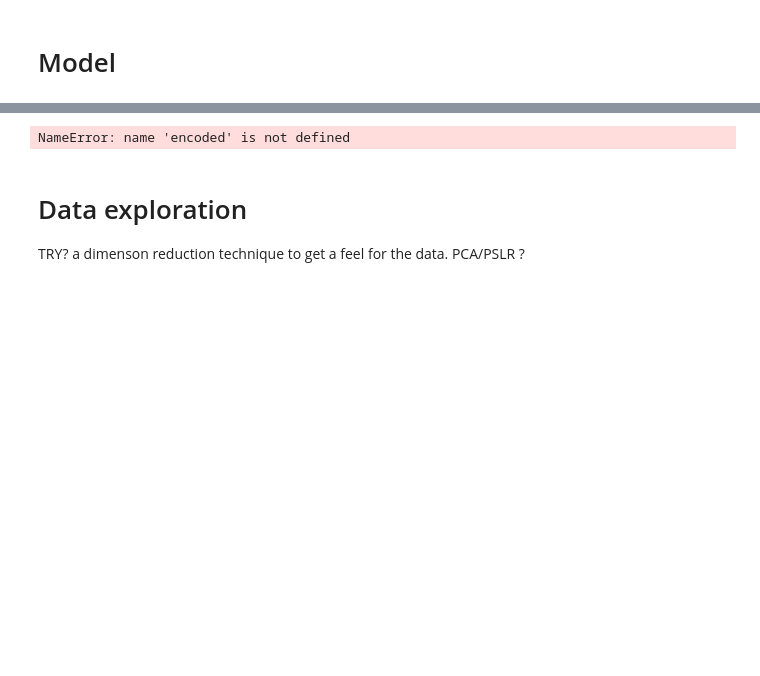
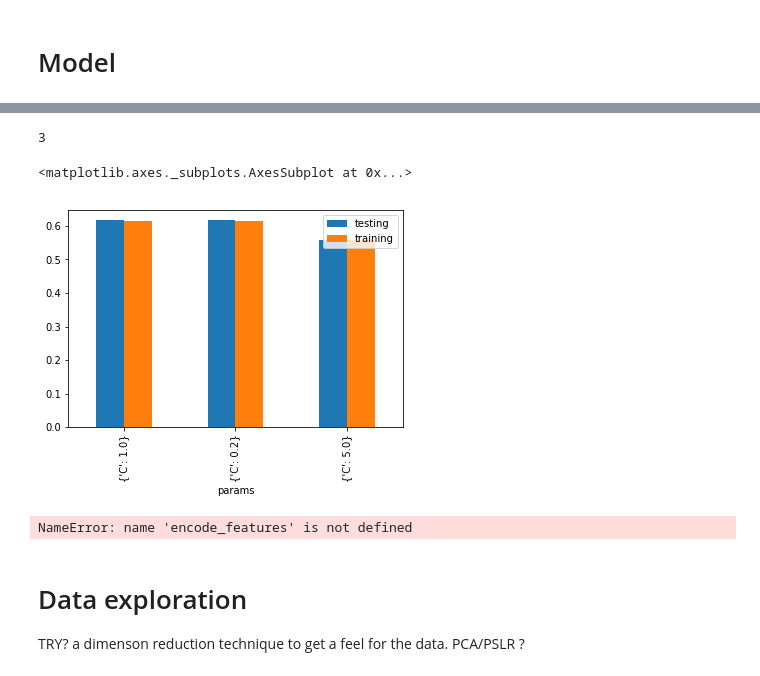
Before and after one commit to jonnor/datascience-master, a Jupyter notebook: dat200/assigment2/Basketball.ipynb, the cells around one changed output, grey strips where cells are left out. Drawn from its saved outputs; the diff is of its cells as text; code cells hidden in the pictures; blank space fills up the shorter version.

```diff
--- a/dat200/assigment2/Basketball.ipynb
+++ b/dat200/assigment2/Basketball.ipynb
@@ -173,20 +187,40 @@ SyntaxError: invalid syntax (<ipython-input-9-cda33173a941>, line 68)
+# %%
+def plot_results(res):
+    print(len(res))
+    training = map(lambda r: r['training_accuracy'], res)
+    testing = map(lambda r: r['testing_accuracy'], res)
+    params = map(lambda r: repr(r['parameters']), res)
+
+    df = pandas.DataFrame({
+        'params': list(params),
+        'testing': list(testing),
+        'training': list(training),
+    })
+
+    return df.plot(x='params', kind='bar')
+
+plot_results(r)
+# %% [output]
+3
+<matplotlib.axes._subplots.AxesSubplot at 0x...>
+[figure, added]
 # %%
 def make_submission(model, data):
     assert compete_set['shot_id'].shape[0] == 5000, compete_set.shape
     assert compete_set['shot_id'].values[0] == 4
     assert compete_set['shot_id'].values[-1] == 30693
 
-    encoded = encode_features(compete_set)
+    encoded = encode_features(data)
     Y_comp = model.predict(encoded)
 
     out = compete_set.copy()
     out['shot_made_flag'] = Y_comp.astype(numpy.float)
     out.to_csv('./submission.csv', index=False, columns=['shot_id', 'shot_made_flag'])
 
-compete_set = encoded[pandas.isna(encoded['shot_made_flag'])]
+compete_set = preprocessed[pandas.isna(preprocessed['shot_made_flag'])]
 make_submission(best_model, compete_set)
 # %% [output]
-NameError: name 'encoded' is not defined
+NameError: name 'encode_features' is not defined
 # %% [markdown]
 # Data exploration
 
```
Also changed, not shown: parts of 3 cells of this notebook, 1 other file.
